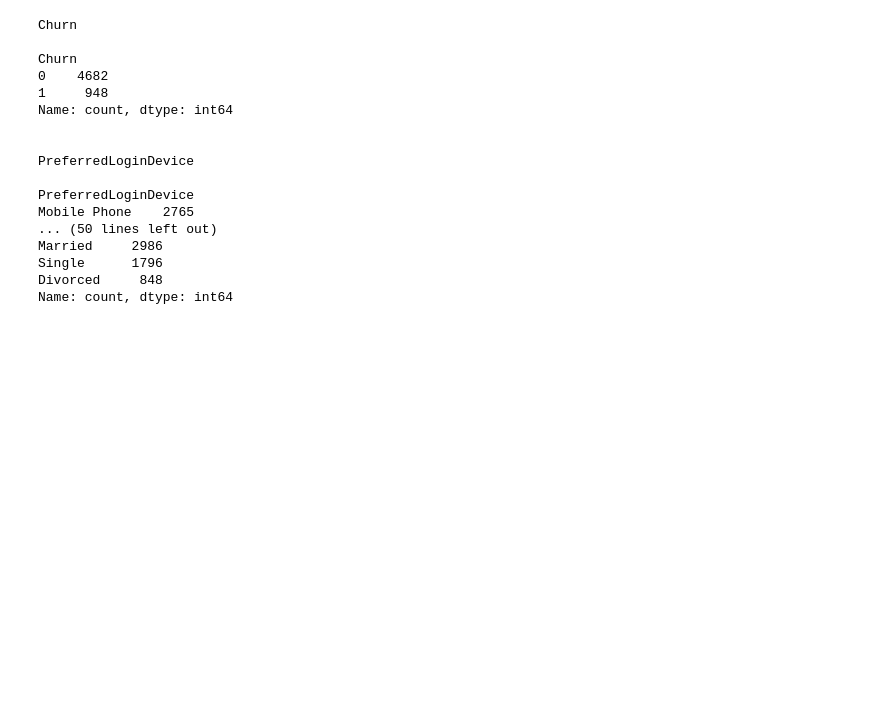
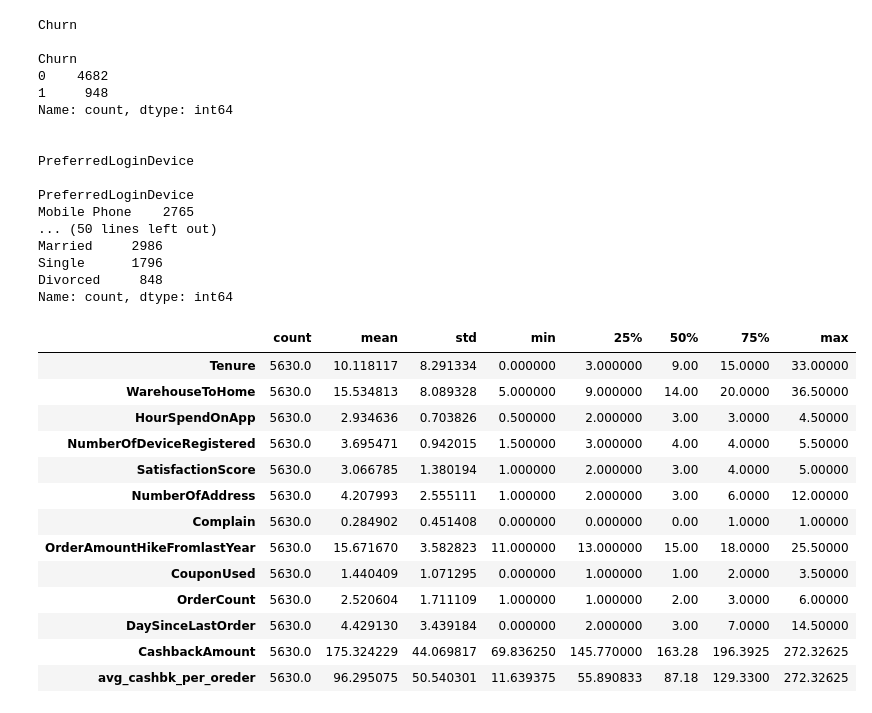
Before and after one commit to Suryasadasivam/e_commerce_customer_churn, a Jupyter notebook: Customer_chrun.ipynb, the cells around one changed output. Saved outputs shown, nothing was run; the diff lists cells and outputs as text; code cells hidden in the pictures; blank space fills up the shorter version.

```diff
--- a/Customer_chrun.ipynb
+++ b/Customer_chrun.ipynb
@@ -319,3 +319,20 @@ Married     2986
 Single      1796
 Divorced     848
 Name: count, dtype: int64
+# %%
+df[numerical].describe().T
+# %% [output]
+|  | count | mean | std | min | 25% | 50% | 75% | max |
+| Tenure | 5630.0 | 10.118117 | 8.291334 | 0.000000 | 3.000000 | 9.00 | 15.0000 | 33.00000 |
+| WarehouseToHome | 5630.0 | 15.534813 | 8.089328 | 5.000000 | 9.000000 | 14.00 | 20.0000 | 36.50000 |
+| HourSpendOnApp | 5630.0 | 2.934636 | 0.703826 | 0.500000 | 2.000000 | 3.00 | 3.0000 | 4.50000 |
+| NumberOfDeviceRegistered | 5630.0 | 3.695471 | 0.942015 | 1.500000 | 3.000000 | 4.00 | 4.0000 | 5.50000 |
+| SatisfactionScore | 5630.0 | 3.066785 | 1.380194 | 1.000000 | 2.000000 | 3.00 | 4.0000 | 5.00000 |
+| NumberOfAddress | 5630.0 | 4.207993 | 2.555111 | 1.000000 | 2.000000 | 3.00 | 6.0000 | 12.00000 |
+| Complain | 5630.0 | 0.284902 | 0.451408 | 0.000000 | 0.000000 | 0.00 | 1.0000 | 1.00000 |
+| OrderAmountHikeFromlastYear | 5630.0 | 15.671670 | 3.582823 | 11.000000 | 13.000000 | 15.00 | 18.0000 | 25.50000 |
+| CouponUsed | 5630.0 | 1.440409 | 1.071295 | 0.000000 | 1.000000 | 1.00 | 2.0000 | 3.50000 |
+| OrderCount | 5630.0 | 2.520604 | 1.711109 | 1.000000 | 1.000000 | 2.00 | 3.0000 | 6.00000 |
+| DaySinceLastOrder | 5630.0 | 4.429130 | 3.439184 | 0.000000 | 2.000000 | 3.00 | 7.0000 | 14.50000 |
+| CashbackAmount | 5630.0 | 175.324229 | 44.069817 | 69.836250 | 145.770000 | 163.28 | 196.3925 | 272.32625 |
+| avg_cashbk_per_oreder | 5630.0 | 96.295075 | 50.540301 | 11.639375 | 55.890833 | 87.18 | 129.3300 | 272.32625 |
```
Also changed, not shown: parts of 2 cells of this notebook.
